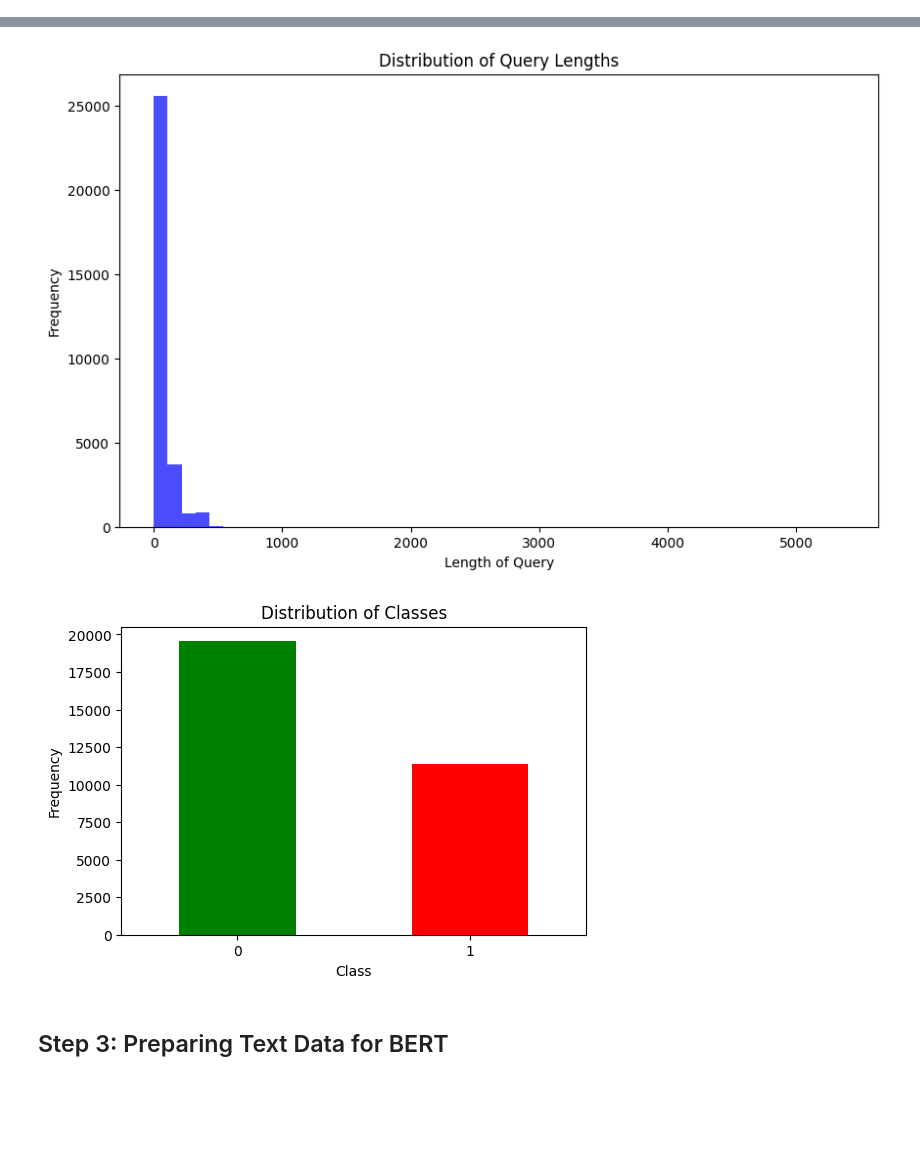
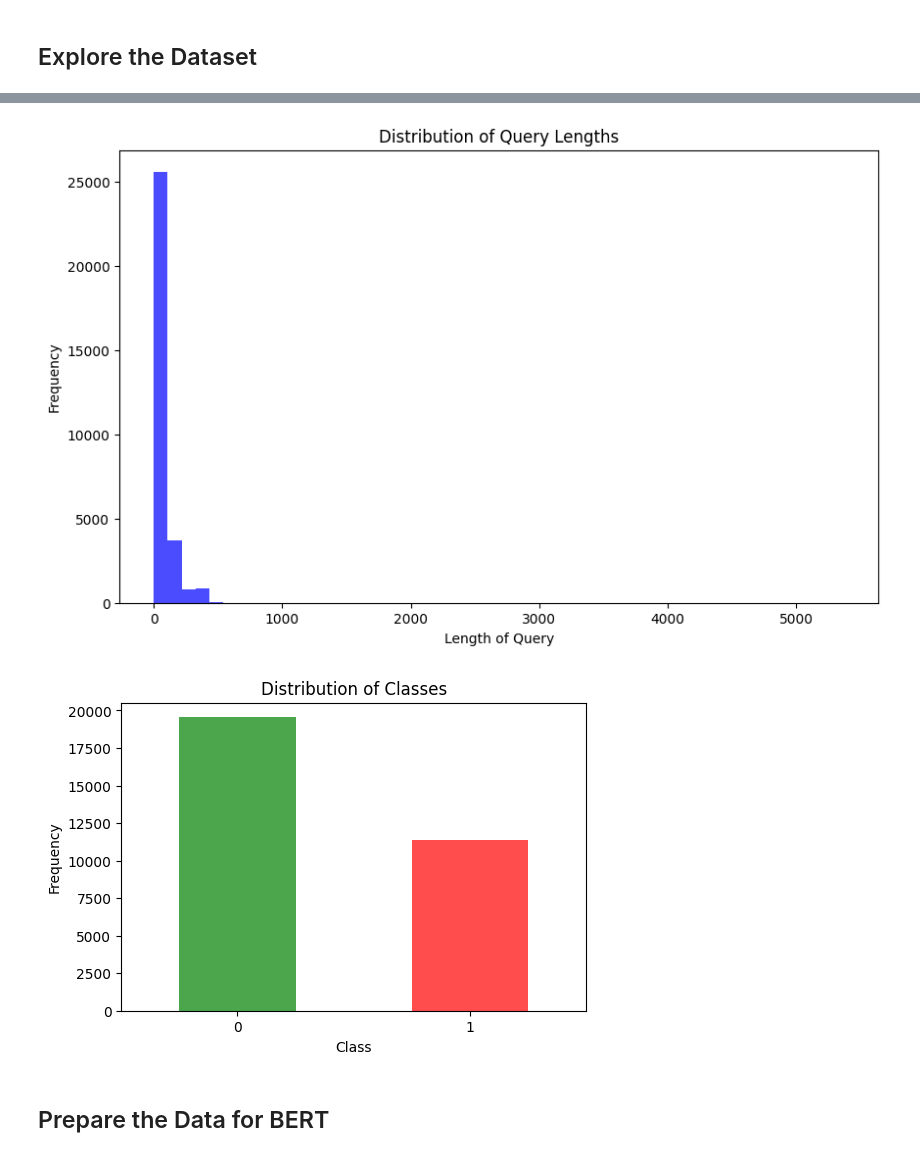
Before and after one commit to nitvob/sqli-detector, a Jupyter notebook: SQL_Injection_Detection_BERT.ipynb, the cells around one changed output, grey strips where cells are left out. Drawn from its saved outputs; the diff is of its cells as text; code cells hidden in the pictures; blank space fills up the shorter version.

```diff
--- a/SQL_Injection_Detection_BERT.ipynb
+++ b/SQL_Injection_Detection_BERT.ipynb
@@ -35,34 +81,41 @@ print(df.head())
+# %% [markdown]
+## Explore the Dataset
 # %%
-# Check for any missing values in the dataset
+# Check for missing values and drop if any
 missing_values = df.isnull().sum()
-print("Missing values in each column:\n", missing_values)
+print("\n== Missing Values in Each Column ==")
+print(missing_values)
 
-# If there are any missing values in 'text' or 'label' columns, you might need to drop or impute them
-df = df.dropna()
+df.dropna(subset=["Query", "Label"], inplace=True)
 
-# Check the distribution of the target classes
-class_distribution = df['Label'].value_counts()
-print("Class distribution:\n", class_distribution)
+# Class distribution
+class_distribution = df["Label"].value_counts()
+print("\n== Class Distribution ==")
+print(class_distribution)
 
-# Basic statistics on the length of the queries
-df['query_length'] = df['Query'].apply(len)
-print("Basic statistics on query lengths:\n", df['query_length'].describe())
+# Query length analysis
+df["query_length"] = df["Query"].apply(len)
+print("\n== Query Length Statistics ==")
+print(df["query_length"].describe())
 
-# Visualizing the distribution of query lengths
-import matplotlib.pyplot as plt
+# Plot query length distribution
 plt.figure(figsize=(10, 6))
-plt.hist(df['query_length'], bins=50, color='blue', alpha=0.7)
-plt.title('Distribution of Query Lengths')
-plt.xlabel('Length of Query')
-plt.ylabel('Frequency')
+plt.hist(df["query_length"], bins=50, color="blue", alpha=0.7)
+plt.title("Distribution of Query Lengths")
+plt.xlabel("Length of Query")
+plt.ylabel("Frequency")
 plt.show()
 
-# Displaying the balance of the dataset
+# Plot class distribution
 plt.figure(figsize=(6, 4))
-df['Label'].value_counts().plot(kind='bar', color=['green', 'red'])
-plt.title('Distribution of Classes')
-plt.xlabel('Class')
-plt.ylabel('Frequency')
+df["Label"].value_counts().plot(
+    kind="bar",
+    color=["green", "red"],
+    alpha=0.7
+)
+plt.title("Distribution of Classes")
+plt.xlabel("Class")
+plt.ylabel("Frequency")
 plt.xticks(rotation=0)
 plt.show()
 # %% [output]
@@ -84,9 +135,9 @@ min          1.000000
 50%         48.000000
 75%         81.000000
 max       5370.000000
 Name: query_length, dtype: float64
 [figure]
-[figure, old version]
+[figure, new version]
 # %% [markdown]
-## Step 3: Preparing Text Data for BERT
+## Prepare the Data for BERT
 # %%
```
Also changed, not shown: parts of 28 cells of this notebook, 2 other files.
